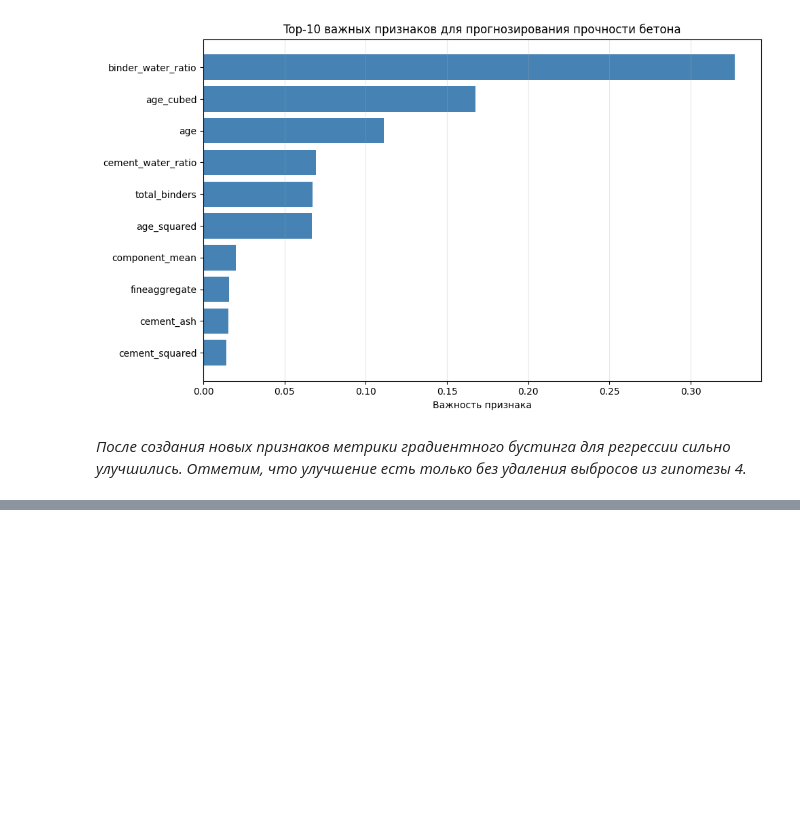
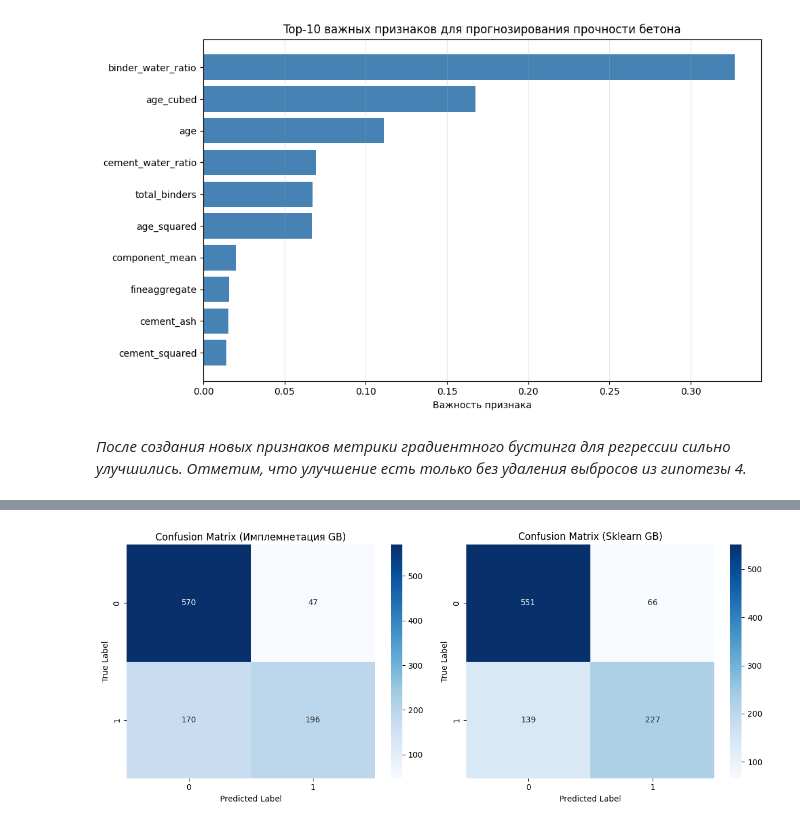
Before and after one commit to khanboglai/frameworks_AI, a Jupyter notebook: lab5.ipynb, the cells around one changed output, grey strips where cells are left out. Cells and saved outputs as stored; diff of their text form; code cells hidden in the pictures; blank space fills up the shorter version.

```diff
--- a/lab5.ipynb
+++ b/lab5.ipynb
@@ -949,0 +1395,18 @@ plt.show()
+# %%
+# визуализация матриц ошибок
+cm_matrix_cu = confusion_matrix(y_test_water_cu, y_pred_water_cu)
+cm_matrix_sklearn = confusion_matrix(y_test_water_cu, y_pred_water_sklearn)
+fig, axes = plt.subplots(1, 2, figsize=(12, 5))
+
+sns.heatmap(cm_matrix_cu, annot=True, fmt='d', cmap='Blues', ax=axes[0])
+axes[0].set_title('Confusion Matrix (Имплемнетация GB)')
+axes[0].set_xlabel('Predicted Label')
+axes[0].set_ylabel('True Label')
+sns.heatmap(cm_matrix_sklearn, annot=True, fmt='d', cmap='Blues', ax=axes[1])
+axes[1].set_title('Confusion Matrix (Sklearn GB)')
+axes[1].set_xlabel('Predicted Label')
+axes[1].set_ylabel('True Label')
+plt.tight_layout()
+plt.show()
+# %% [output]
+[figure, added]
```
Also changed, not shown: parts of 38 cells of this notebook, 2 other files.
